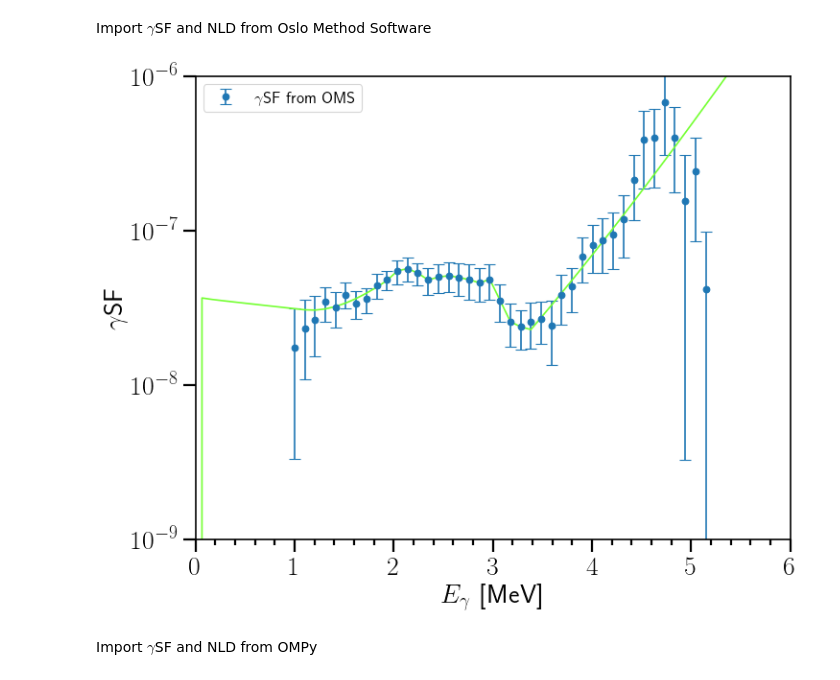
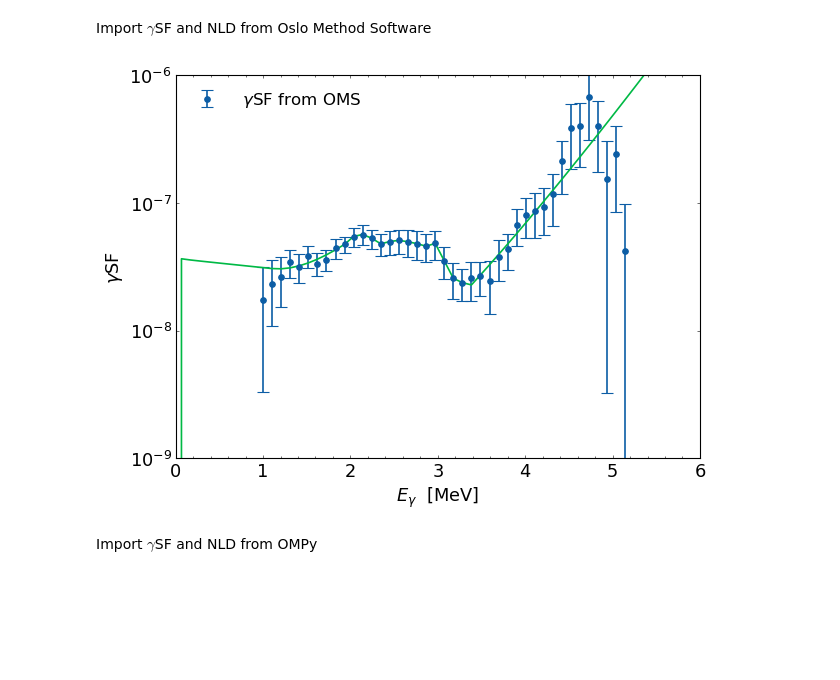
Before and after one commit to tellefs/MasterThesis, a Jupyter notebook: comparing.ipynb, the cells around one changed output. Drawn from its saved outputs; the diff is of its cells as text; code cells hidden in the pictures; blank space fills up the shorter version.

Commit message:
trying to make the raw_unf_prim plot look good

```diff
--- a/comparing.ipynb
+++ b/comparing.ipynb
@@ -17,20 +17,3 @@ om.__full_version__;
 np.random.seed(1382398)
 # %%
 from ipynb.fs.full.functions import *
-# %%
-plt.rcParams["figure.dpi"] = 80
-plt.rcParams["errorbar.capsize"] = 5
-plt.rcParams["figure.figsize"] = (10,8)
-plt.rcParams['font.size'] = 25
-plt.rcParams['xtick.major.size'] = 12
-plt.rcParams['xtick.minor.size'] = 5
-plt.rcParams['xtick.major.width'] = 2
-plt.rcParams['xtick.minor.width'] = 2
-plt.rcParams['ytick.major.size'] = 12
-plt.rcParams['ytick.minor.size'] = 5
-plt.rcParams['ytick.major.width'] = 2
-plt.rcParams['ytick.minor.width'] = 2
-plt.rcParams['savefig.dpi'] = 100
-plt.rcParams['lines.linewidth'] = 1.5
-plt.rcParams['axes.linewidth'] = 1.5
-plt.rcParams['text.usetex'] = True
@@ -84,35 +114,35 @@ for i in range(n_fermi):
 #finding cutting index for plotting CT extrapolation
 n0_CT = np.argmin(abs(energy_nld_OMS-3.0))
 n1_CT = np.argmin(abs(energy_nld_OMS-Sn-0.5))
 
 n_trans_raw=len(trans_raw)
 gsf_extrapolation=np.zeros(n_trans_raw)
 energy_gsf_extrapolation=np.zeros(n_trans_raw)
 for i in range(n_trans_raw):
     energy_gsf_extrapolation[i] = a0 + a1*i
     gsf_extrapolation[i] = trans_raw[i]/(2*3.14*energy_gsf_extrapolation[i]**3)
 
 
 fig, ax = plt.subplots()
 
 #OMS-analysis
 ax.errorbar(x=energy_gsf_OMS, y=gsf_OMS, yerr=gsf_OMS_error, marker='o', linestyle='', label=' $\gamma$SF from OMS')
 
 #extrapolation from OMS-analysis
-plt.plot(energy_gsf_extrapolation[:80], gsf_extrapolation[:80], color="#75FF33")
+plt.plot(energy_gsf_extrapolation[:80], gsf_extrapolation[:80])
 
 ax.set_ylim(1e-9, 1e-6)
 ax.set_xlim(0, 6)
 ax.set_yscale('log')
 ax.yaxis.set_minor_locator(AutoMinorLocator())
 ax.xaxis.set_minor_locator(AutoMinorLocator())
 ax.set_xlabel('$E_\gamma$  [MeV]')
 ax.set_ylabel('$\gamma$SF')
 ax.legend(fontsize=15)
 
 fig.show()
 # %% [output]
-[figure, old version]
+[figure, new version]
 # %% [markdown]
 Import $\gamma$SF and NLD from OMPy
 # %%
```
Also changed, not shown: parts of 5 cells of this notebook, 2 other files.
